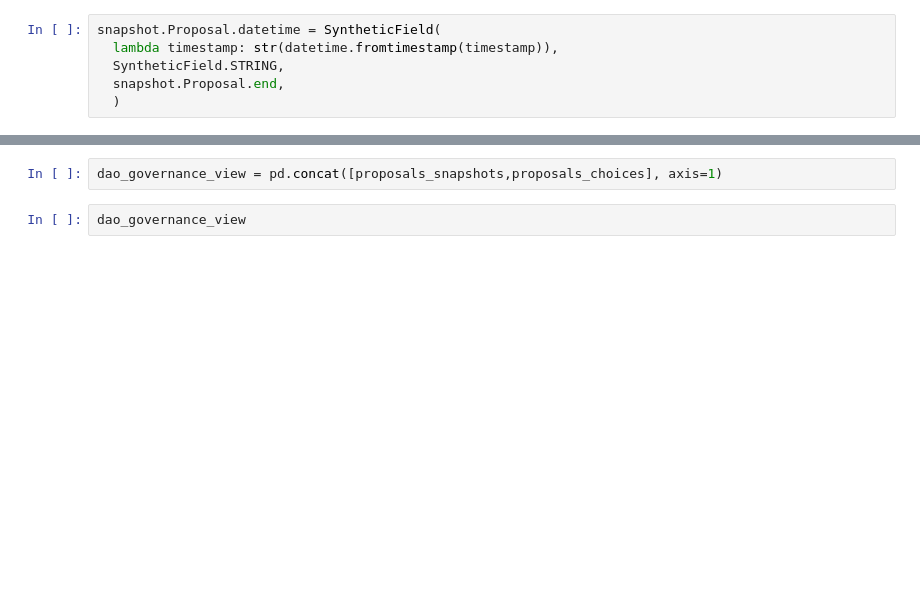
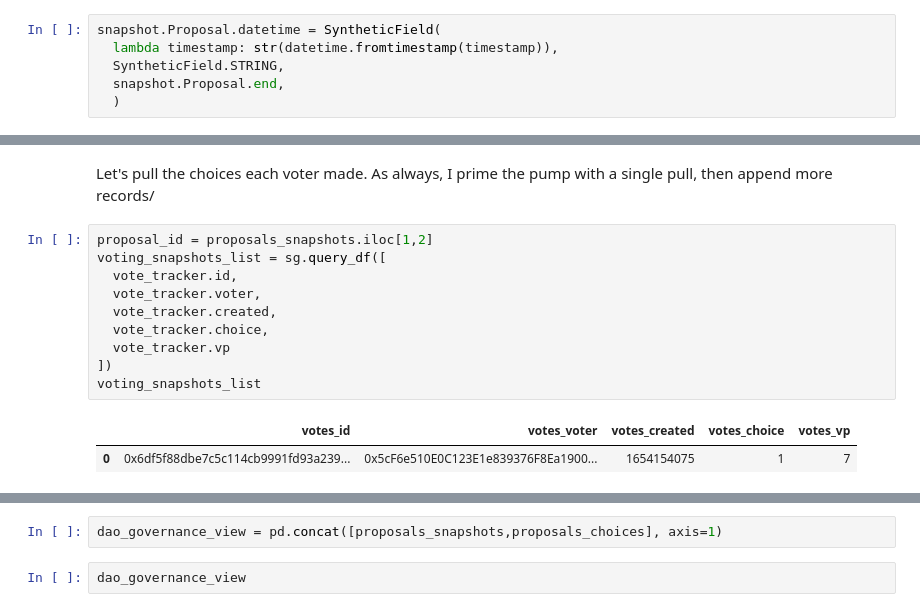
Before and after one commit to EdgeCaser/snapshot_governance, a Jupyter notebook: snapshot_crawler.ipynb, the cells around one changed output, grey strips where cells are left out. Saved outputs shown, nothing was run; the diff lists cells and outputs as text; blank space fills up the shorter version.

Commit message:
The snapshot crawler is now functional. I do get errors somewhere along the process. I think the data format is throwing out for a loop.

```diff
--- a/snapshot_crawler.ipynb
+++ b/snapshot_crawler.ipynb
@@ -218,0 +201,15 @@ snapshot.Proposal.datetime = SyntheticField(
+# %% [markdown]
+Let's pull the choices each voter made. As always, I prime the pump with a single pull, then append more records/
+# %%
+proposal_id = proposals_snapshots.iloc[1,2]
+voting_snapshots_list = sg.query_df([
+  vote_tracker.id,
+  vote_tracker.voter,
+  vote_tracker.created,
+  vote_tracker.choice,
+  vote_tracker.vp
+])
+voting_snapshots_list
+# %% [output]
+|  | votes_id | votes_voter | votes_created | votes_choice | votes_vp |
+| 0 | 0x6df5f88dbe7c5c114cb9991fd93a239... | 0x5cF6e510E0C123E1e839376F8Ea1900... | 1654154075 | 1 | 7 |
```
Also changed, not shown: parts of 23 cells of this notebook.
